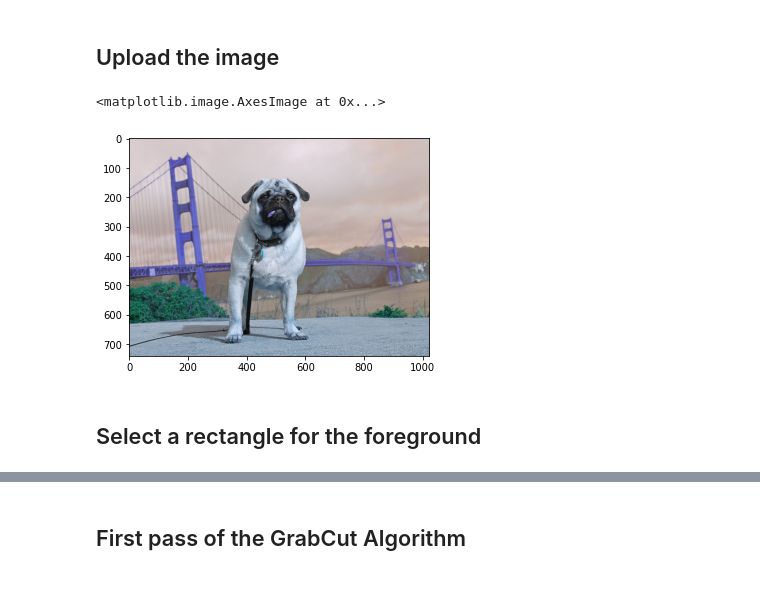
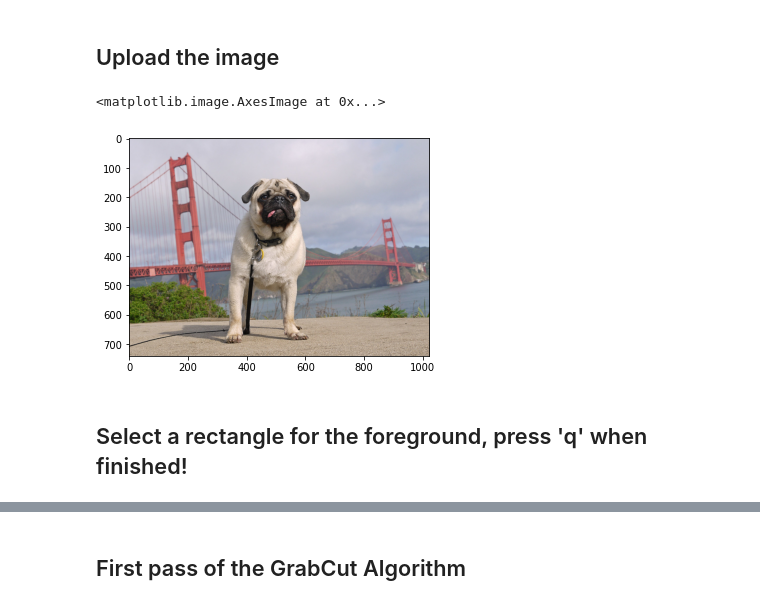
Before and after one commit to louisfb01/iterative-grabcut, a Jupyter notebook: BackgroundRemoval_Iterative.ipynb, the cells around one changed output, grey strips where cells are left out. Drawn from its saved outputs; the diff is of its cells as text; code cells hidden in the pictures.

```diff
--- a/BackgroundRemoval_Iterative.ipynb
+++ b/BackgroundRemoval_Iterative.ipynb
@@ -91,26 +92,25 @@ def drawRect(event,x,y,flags,params):
 # %%
 # Setup image and mask
 
 #Insert your file name and extension here
-fileName = 'doggo1'
-extension = '.jpg'
-img = cv2.imread(fileName+extension)
+fileName = 'doggo1.jpg'
+img = cv2.imread('images/'+fileName)[:,:,::-1]
 mask = np.zeros(img.shape[:2],np.uint8)
 
 # GrabCut parameters
 bgdModel = np.zeros((1,65),np.float64)
 fgdModel = np.zeros((1,65),np.float64)
 imageHeight = img.shape[:2][0]
 imageWidth = img.shape[:2][1]
 
 #Show image
 figure, ax = plt.subplots(1)
 ax.imshow(img)
 # %% [output]
 <matplotlib.image.AxesImage at 0x...>
-[figure, old version]
+[figure, new version]
 # %% [markdown]
-## Select a rectangle for the foreground
+## Select a rectangle for the foreground, press 'q' when finished!
 # %%
 drawing = False
 ix, iy, ix2, iy2 = -1, -1, -1, -1
```
Also changed, not shown: parts of 6 cells of this notebook.
